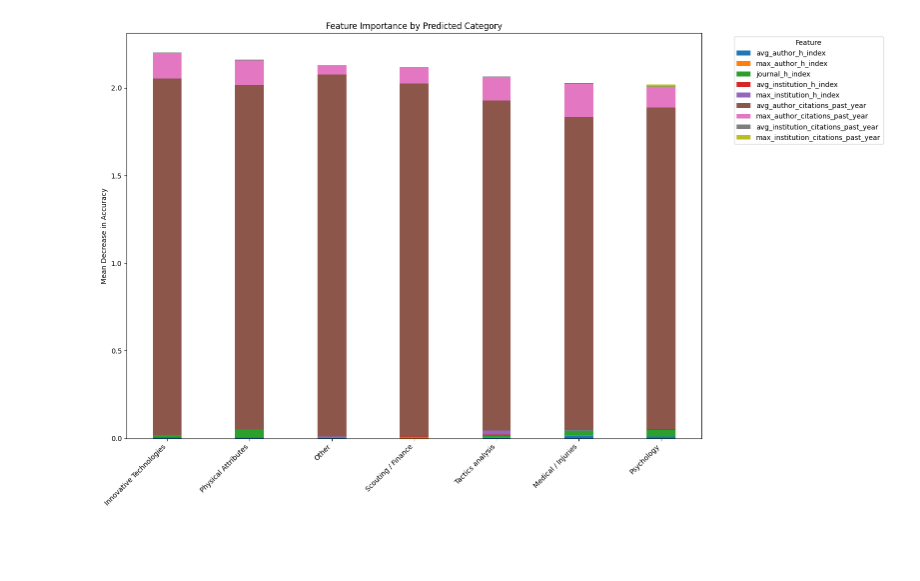
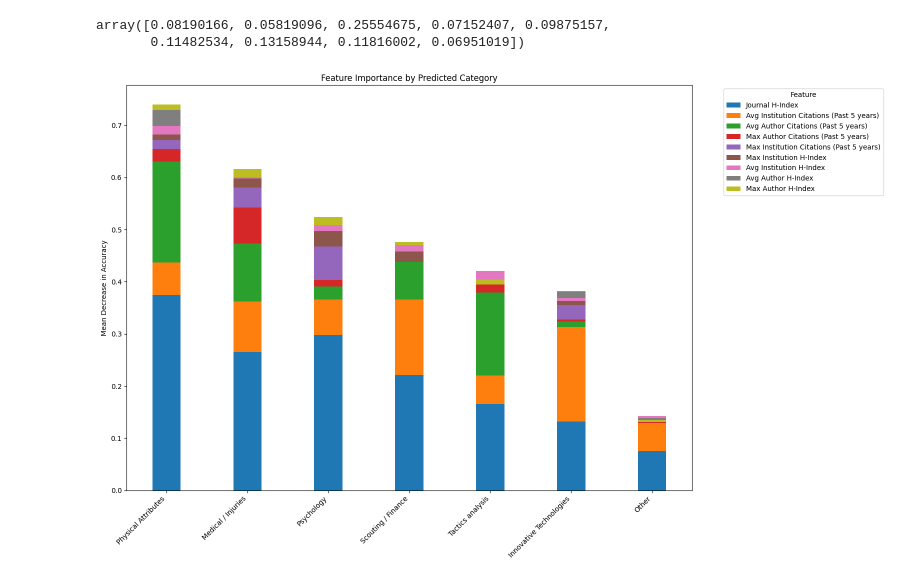
Before and after one commit to franekl/soccer-research-evolution, a Jupyter notebook: code/influence_on_citations/regression.ipynb, the cells around one changed output. Saved outputs shown, nothing was run; the diff lists cells and outputs as text; code cells hidden in the pictures; blank space fills up the shorter version.

Commit message:
updated data export with past 5 years

```diff
--- a/code/influence_on_citations/regression.ipynb
+++ b/code/influence_on_citations/regression.ipynb
@@ -17,4 +17,4 @@ data = pd.read_csv("../../data/data_export.csv")
 
 data["cited_by_count"] = pd.to_numeric(data["cited_by_count"], errors="coerce")
 # %%
-data = data[data['publication_year']<2024]
+data = data[data['publication_year']<2023]
@@ -21,14 +36,15 @@ data = data[data['publication_year']<2024]
 # %%
+data['log_cited_by_count'] = np.log1p(data['cited_by_count'])
 features = [
     'avg_author_h_index',
     'max_author_h_index',
     'journal_h_index',
     'avg_institution_h_index',
     'max_institution_h_index',
-    'avg_author_citations_past_year',
-    'max_author_citations_past_year',
-    'avg_institution_citations_past_year',
-    'max_institution_citations_past_year',
+    'avg_author_citations_past_5_years',
+    'max_author_citations_past_5_years',
+    'avg_institution_citations_past_5_years',
+    'max_institution_citations_past_5_years'
 ]
 
 importance_data = []
@@ -54,29 +70,68 @@ for category in categories:
 
     importance_data.append(feature_importance_dict)
 
-# Create a DataFrame for feature importances
 importance_df = pd.DataFrame(importance_data)
+# %%
+rf.feature_importances_
+# %% [output]
+array([0.08190166, 0.05819096, 0.25554675, 0.07152407, 0.09875157,
+       0.11482534, 0.13158944, 0.11816002, 0.06951019])
 # %%
-importance_df['Total Importance'] = importance_df[features].sum(axis=1)
+import numpy as np
+import pandas as pd
+import matplotlib.pyplot as plt
+
+# Renaming features for better readability in the legend
+feature_labels = {
+    'avg_author_h_index': 'Avg Author H-Index',
+    'max_author_h_index': 'Max Author H-Index',
+    'journal_h_index': 'Journal H-Index',
+    'avg_institution_h_index': 'Avg Institution H-Index',
+    'max_institution_h_index': 'Max Institution H-Index',
+    'avg_author_citations_past_5_years': 'Avg Author Citations (Past 5 years)',
+    'max_author_citations_past_5_years': 'Max Author Citations (Past 5 years)',
+    'avg_institution_citations_past_5_years': 'Avg Institution Citations (Past 5 years)',
+    'max_institution_citations_past_5_years': 'Max Institution Citations (Past 5 years)'
+}
+
+# Replace original feature names with readable labels in the DataFrame
+renamed_features = [feature_labels[f] for f in features]
+importance_df = importance_df.rename(columns=dict(zip(features, renamed_features)))
+
+# Calculate total importance for each feature across all categories
+feature_totals = importance_df[renamed_features].sum(axis=0).sort_values(ascending=False)
+
+# Sort features by total importance
+sorted_features = feature_totals.index.tolist()
+
+# Calculate Total Importance for categories and sort categories
+importance_df['Total Importance'] = importance_df[sorted_features].sum(axis=1)
 importance_df = importance_df.sort_values(by='Total Importance', ascending=False)
 
+# Prepare for plotting
 categories = importance_df['Category']
 x = np.arange(len(categories))
 bar_width = 0.35
 
 plt.figure(figsize=(16, 10))
 bottom_values = np.zeros(len(categories))
 
-for feature in features:
+# Plot with sorted features
+for feature in sorted_features:
     plt.bar(x, importance_df[feature], bottom=bottom_values, label=feature, width=bar_width)
     bottom_values += importance_df[feature]
 
+# Add x-ticks and labels
 plt.xticks(x, categories, rotation=45, ha='right')
 plt.ylabel('Mean Decrease in Accuracy')
 plt.title('Feature Importance by Predicted Category')
-plt.legend(title='Feature', bbox_to_anchor=(1.05, 1), loc='upper left')
+
+# Improve legend formatting
+plt.legend(title='Feature', bbox_to_anchor=(1.05, 1), loc='upper left', fontsize=10)
+
+# Adjust layout and save
 plt.tight_layout()
-plt.savefig("featureimportance.jpg", dpi=400)
+plt.savefig("featureimportance_sorted_features.jpg", dpi=400)
 plt.show()
 # %% [output]
-[figure, old version]
+[figure, new version]
```
Also changed, not shown: parts of 4 cells of this notebook, 4 other files.
